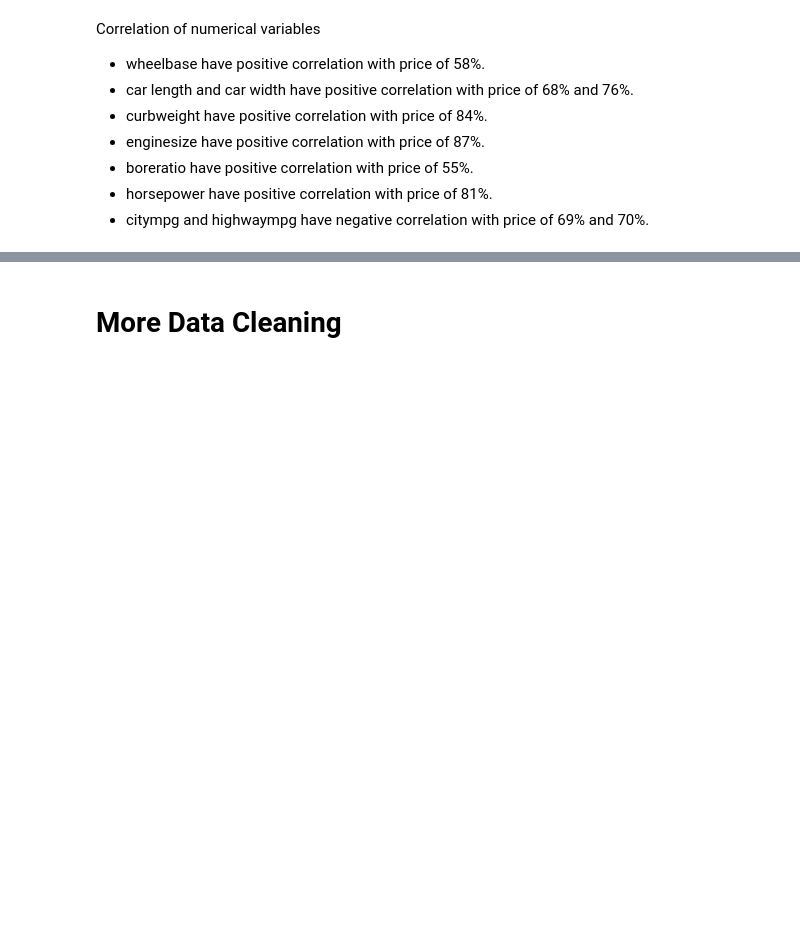
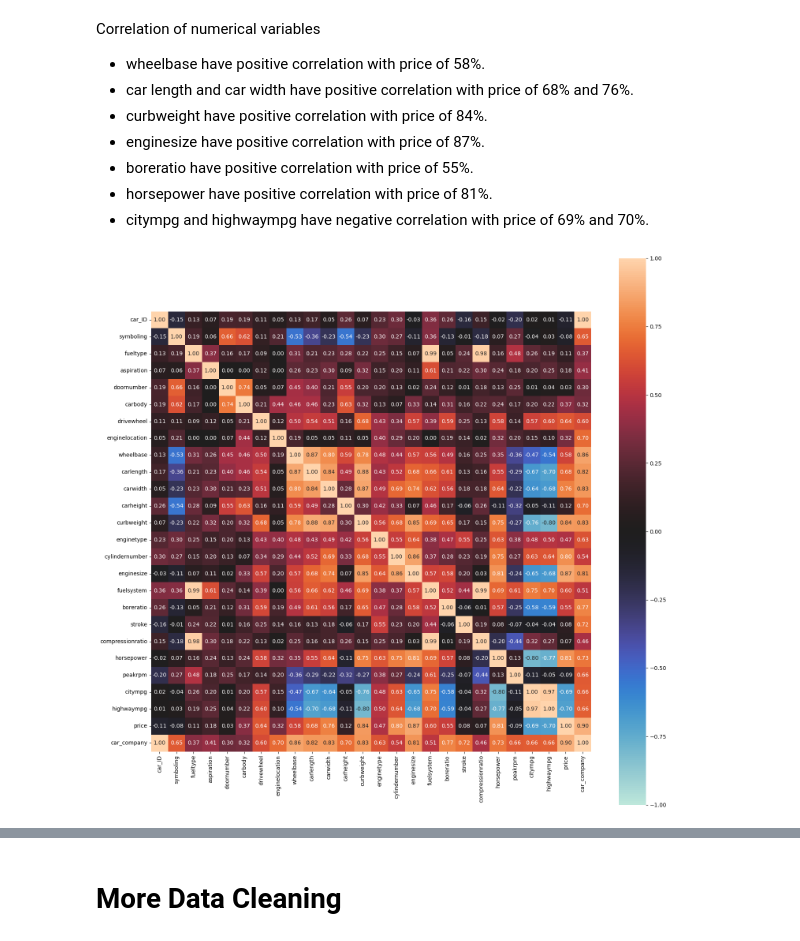
Before and after one commit to sukrutimallesh/Car-price-prediction-model, a Jupyter notebook: car_prediction_model/data_cleaning.ipynb, the cells around one changed output, grey strips where cells are left out. Drawn from its saved outputs; the diff is of its cells as text; code cells hidden in the pictures; blank space fills up the shorter version.

Commit message:
finding correlation between variables

```diff
--- a/car_prediction_model/data_cleaning.ipynb
+++ b/car_prediction_model/data_cleaning.ipynb
@@ -307,0 +310,9 @@ Correlation of numerical variables
+# %%
+# finding correlation of numerical and categorical features
+
+from dython.nominal import associations
+
+associations(car_data, figsize = (18, 18))
+plt.show()
+# %% [output]
+[figure, added]
```
Also changed, not shown: parts of 3 cells of this notebook.
